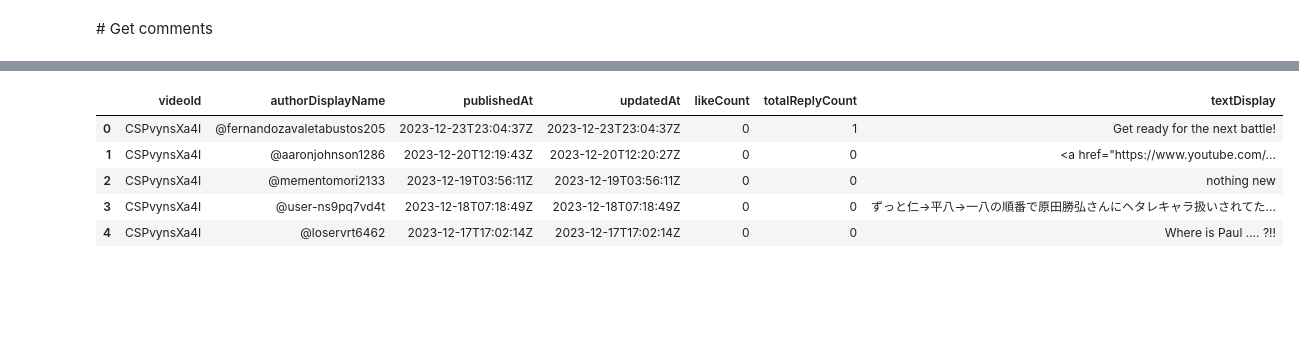
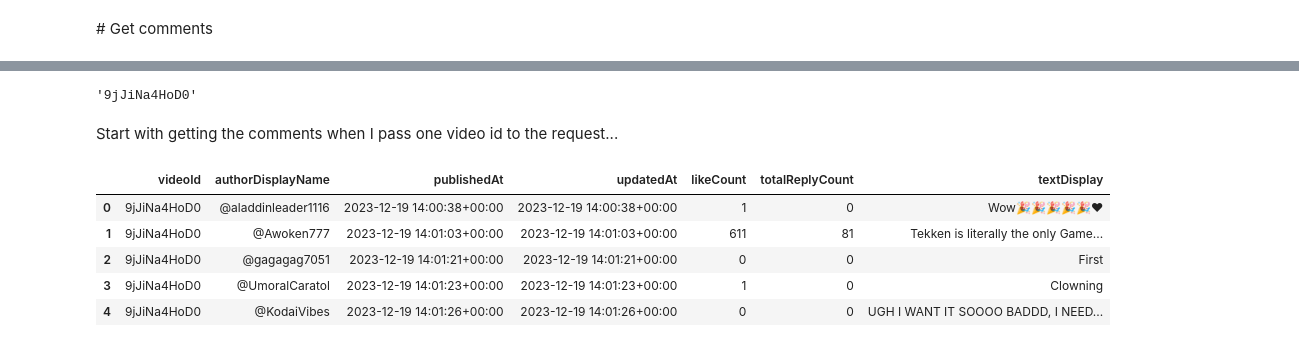
Before and after one commit to JonR45/TekkenNLP, a Jupyter notebook: notebooks/1.2.get_video_comments.ipynb, the cells around one changed output, grey strips where cells are left out. Saved outputs shown, nothing was run; the diff lists cells and outputs as text; code cells hidden in the pictures; blank space fills up the shorter version.

```diff
--- a/notebooks/1.2.get_video_comments.ipynb
+++ b/notebooks/1.2.get_video_comments.ipynb
@@ -74,0 +74,3 @@ memory usage: 1.9+ KB
+# %%
+pd.set_option('display.max_colwidth', None)
+df.loc[:][["title", "commentCount", "videoId"]]
@@ -79,40 +102,97 @@ memory usage: 1.9+ KB
+# %%
+# filter dataframe to get only the row with the ultimate edition trailer video
+df_filtered = df.loc[df["title"].str.lower().str.contains("tekken") &
+df["title"].str.lower().str.contains("ultimate edition")]["videoId"]
+
+# store the video id in a variable
+ultimate_edition_trailer_id = df_filtered.iloc[0]
+ultimate_edition_trailer_id
+# %% [output]
+'9jJiNa4HoD0'
+# %% [markdown]
+Start with getting the comments when I pass one video id to the request...
 # %%
-# make a request
+# make a request for one video id
 request = youtube.commentThreads().list(
     part="snippet",
-    videoId="CSPvynsXa4I",   # Tekken8 trailer
+    videoId="9jJiNa4HoD0",
     order="time",
     maxResults=50
 )
 
 response = request.execute()
 
 comments = []
 
 for item in response['items']:
     comment = item['snippet']['topLevelComment']['snippet']
     comments.append([
         comment['videoId'],
         comment['authorDisplayName'],
         comment['publishedAt'],
         comment['updatedAt'],
         comment['likeCount'],
         item['snippet']['totalReplyCount'], # reply count not stored in same section of json response as all the others
         comment['textDisplay']
     ])
 
-df = pd.DataFrame(data=comments, columns=['videoId', 'authorDisplayName', 'publishedAt', 'updatedAt',
-                                          'likeCount', 'totalReplyCount', 'textDisplay'])
+next_page_token = response.get("nextPageToken", None)
+more_pages = True
+
+while more_pages == True:
+    if next_page_token is None:
+        more_pages = False
+
+    else:
+        # make a request to the youtube api to get the next page results
+        request = youtube.commentThreads().list(
+            part="snippet",
+            videoId='9jJiNa4HoD0',
+            order="time",
+            maxResults=50,
+            pageToken=next_page_token,
+        )
+
+        response = request.execute()
+
+        # loop through response and store data about each video in a dictionary
+        for item in response['items']:
+            comment = item['snippet']['topLevelComment']['snippet']
+            comments.append([
+                comment['videoId'],
+                comment['authorDisplayName'],
+                comment['publishedAt'],
+                comment['updatedAt'],
+                comment['likeCount'],
+                item['snippet']['totalReplyCount'], # reply count not stored in same section of json response as all the others
+                comment['textDisplay']
+            ])
 
 
-df.head(5)
+        next_page_token = response.get("nextPageToken", None)
+
+
+
+df_one_video = (pd.DataFrame(data=comments, columns=['videoId', 'authorDisplayName', 'publishedAt', 'updatedAt',
+                                          'likeCount', 'totalReplyCount', 'textDisplay'])
+                .astype({"publishedAt": "datetime64[ns, UTC]",
+                         "updatedAt": "datetime64[ns, UTC]",
+                         "likeCount": "int64",
+                         "totalReplyCount": "int64"})
+                .drop_duplicates(subset=["textDisplay"])
+                .sort_values(by=["publishedAt"])
+                .reset_index(drop=True)
+               )
+
+
+df_one_video.head(5)
 # %% [output]
 |  | videoId | authorDisplayName | publishedAt | updatedAt | likeCount | totalReplyCount | textDisplay |
-| 0 | CSPvynsXa4I | @fernandozavaletabustos205 | 2023-12-23T23:04:37Z | 2023-12-23T23:04:37Z | 0 | 1 | Get ready for the next battle! |
-| 1 | CSPvynsXa4I | @aaronjohnson1286 | 2023-12-20T12:19:43Z | 2023-12-20T12:20:27Z | 0 | 0 | <a href="https://www.youtube.com/... |
-| 2 | CSPvynsXa4I | @mementomori2133 | 2023-12-19T03:56:11Z | 2023-12-19T03:56:11Z | 0 | 0 | nothing new |
-| 3 | CSPvynsXa4I | @user-ns9pq7vd4t | 2023-12-18T07:18:49Z | 2023-12-18T07:18:49Z | 0 | 0 | ずっと仁→平八→一八の順番で原田勝弘さんにヘタレキャラ扱いされてた... |
-| 4 | CSPvynsXa4I | @loservrt6462 | 2023-12-17T17:02:14Z | 2023-12-17T17:02:14Z | 0 | 0 | Where is Paul .... ?!! |
+| 0 | 9jJiNa4HoD0 | @aladdinleader1116 | 2023-12-19 14:00:38+00:00 | 2023-12-19 14:00:38+00:00 | 1 | 0 | Wow🎉🎉🎉🎉🎉❤ |
+| 1 | 9jJiNa4HoD0 | @Awoken777 | 2023-12-19 14:01:03+00:00 | 2023-12-19 14:01:03+00:00 | 611 | 81 | Tekken is literally the only Game... |
+| 2 | 9jJiNa4HoD0 | @gagagag7051 | 2023-12-19 14:01:21+00:00 | 2023-12-19 14:01:21+00:00 | 0 | 0 | First |
+| 3 | 9jJiNa4HoD0 | @UmoralCaratol | 2023-12-19 14:01:23+00:00 | 2023-12-19 14:01:23+00:00 | 1 | 0 | Clowning |
+| 4 | 9jJiNa4HoD0 | @KodaiVibes | 2023-12-19 14:01:26+00:00 | 2023-12-19 14:01:26+00:00 | 0 | 0 | UGH I WANT IT SOOOO BADDD, I NEED... |
 # %%
 response
 # %% [output]
```
Also changed, not shown: parts of 32 cells of this notebook, 5 other files.
